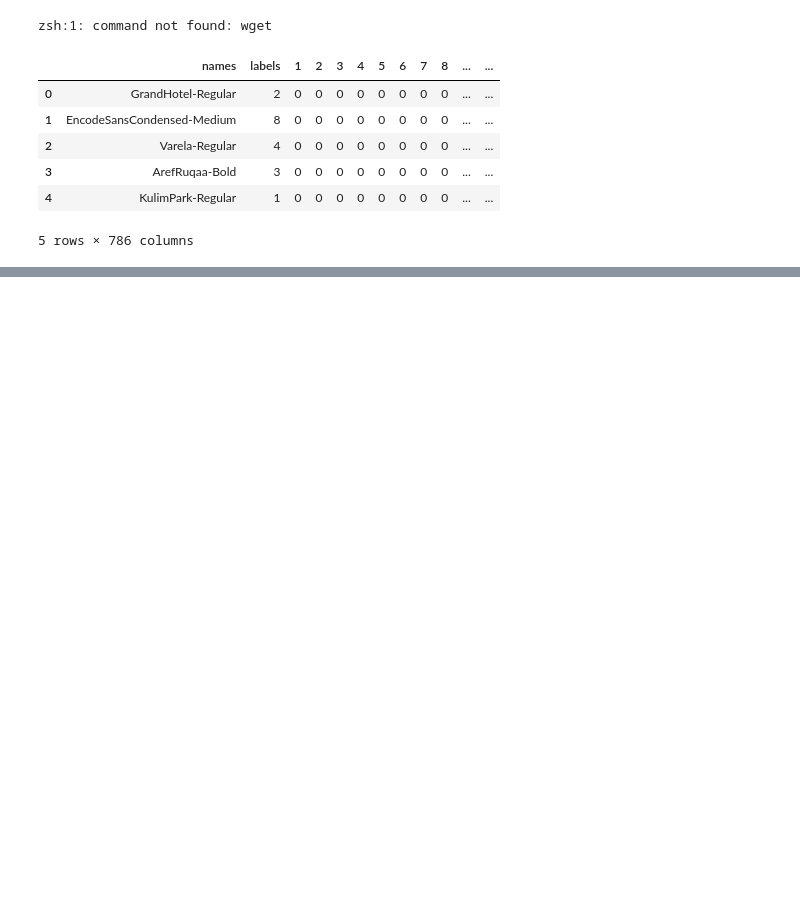
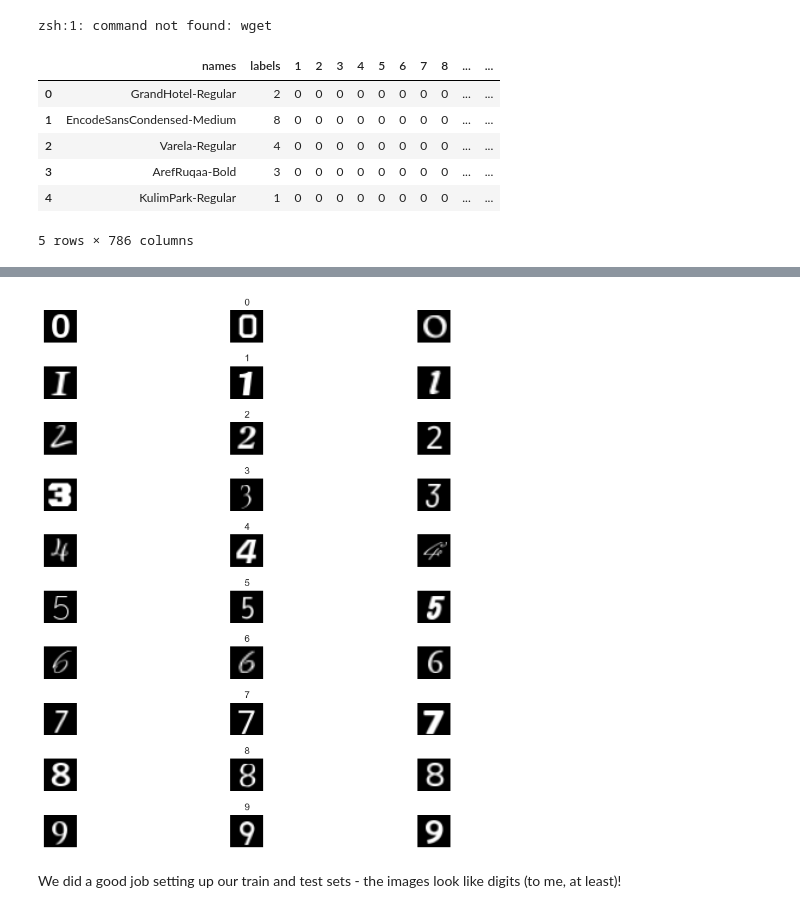
Before and after one commit to vishnuraosharma/TMNIST-Alphabet, a Jupyter notebook: Character Recognition.ipynb, the cells around one changed output, grey strips where cells are left out. Cells and saved outputs as stored; diff of their text form; code cells hidden in the pictures; blank space fills up the shorter version.

```diff
--- a/Character Recognition.ipynb
+++ b/Character Recognition.ipynb
@@ -29,0 +188,14 @@ dff.head()
+# %%
+# For each label, plot 3 images from the test set
+fig, ax = plt.subplots(10,3, figsize = (10,10))
+fig.tight_layout()
+for i in range(10):
+    for j in range(3):
+        ax[i,j].imshow(X_test[y_test == i][j].reshape(28,28), cmap = 'gray')
+        ax[i,j].axis('off')
+        if j == 1:
+            ax[i,j].set_title(str(i))
+# %% [output]
+[figure, added]
+# %% [markdown]
+We did a good job setting up our train and test sets - the images look like digits (to me, at least)!
```
Also changed, not shown: parts of 41 cells of this notebook, 1 other file.
